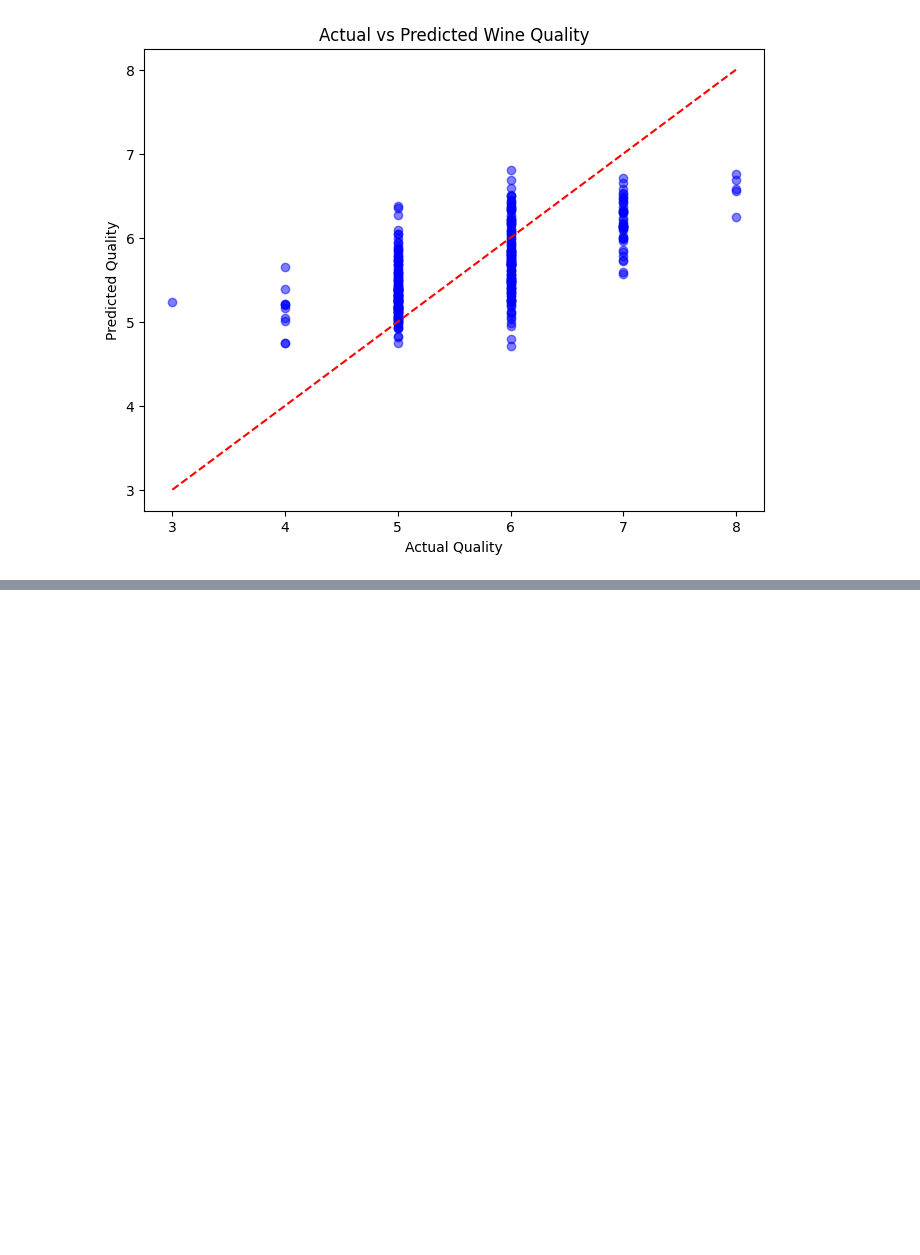
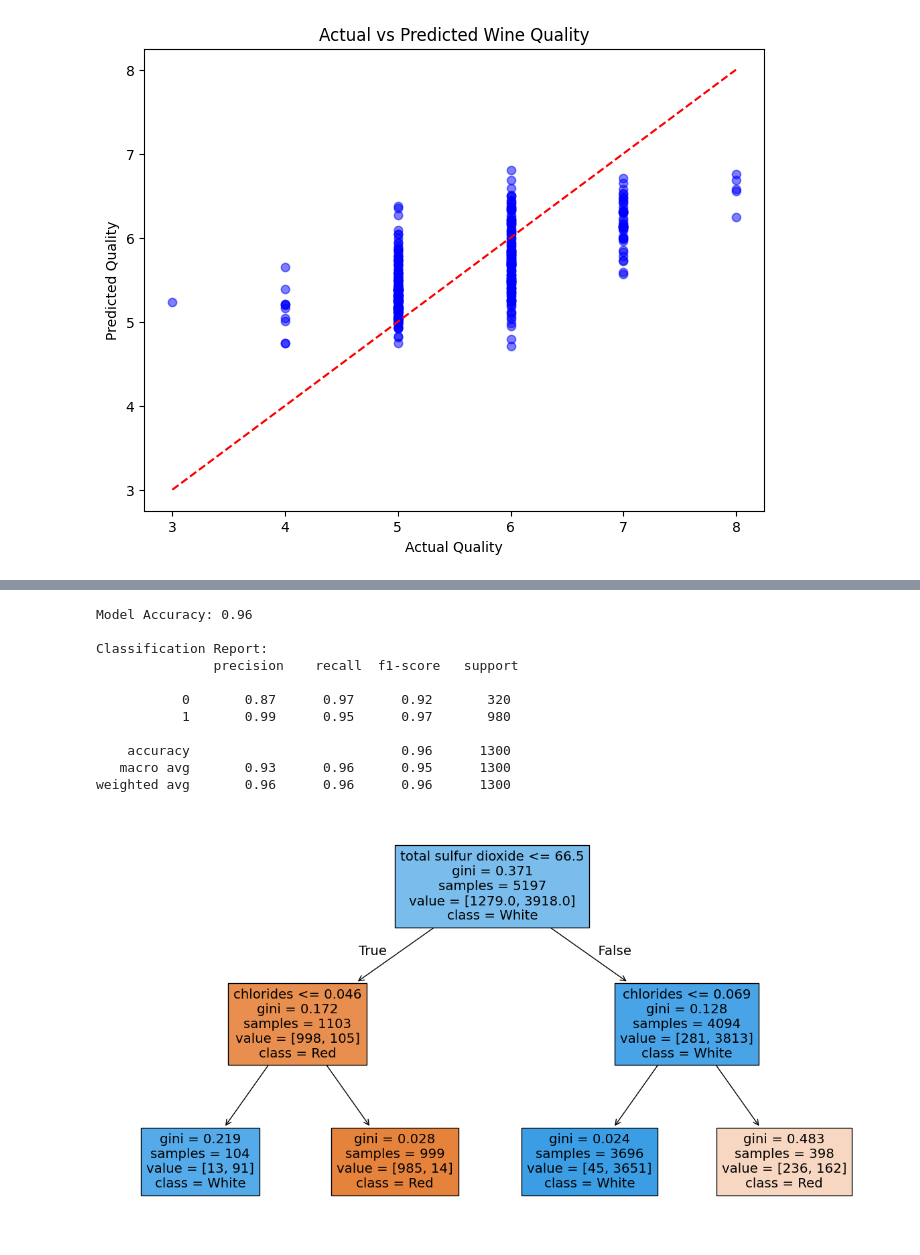
Before and after one commit to ArnvvA/ML, a Jupyter notebook: ML.ipynb, the cells around one changed output, grey strips where cells are left out. Cells and saved outputs as stored; diff of their text form; code cells hidden in the pictures; blank space fills up the shorter version.

```diff
--- a/ML.ipynb
+++ b/ML.ipynb
@@ -88,0 +224,10 @@ Passing `palette` without assigning `hue` is deprecated and will be removed in v
+# %%
+red_wine = pd.read_csv('winequality_red.csv', delimiter=';')
+
+white_wine = pd.read_csv('winequality_white.csv', delimiter=';')
+# %%
+red_wine['wine_type'] = 0
+white_wine['wine_type'] = 1
+# %%
+wine_data = pd.concat([red_wine, white_wine], ignore_index=True)
+print(wine_data.head())
@@ -88,0 +255,31 @@ Passing `palette` without assigning `hue` is deprecated and will be removed in v
+# %%
+X = wine_data.drop(columns=["wine_type"])
+y = wine_data["wine_type"]
+
+X_train, X_test, y_train, y_test = train_test_split(X, y, test_size=0.2, random_state=42, stratify=y)
+
+clf = DecisionTreeClassifier(max_depth=2, random_state=42)
+clf.fit(X_train, y_train)
+
+y_pred = clf.predict(X_test)
+
+accuracy = accuracy_score(y_test, y_pred)
+print(f"Model Accuracy: {accuracy:.2f}")
+print("\nClassification Report:\n", classification_report(y_test, y_pred))
+
+plt.figure(figsize=(15, 8))
+tree.plot_tree(clf, feature_names=X.columns, class_names=["Red", "White"], filled=True)
+plt.show()
+# %% [output]
+Model Accuracy: 0.96
+
+Classification Report:
+               precision    recall  f1-score   support
+
+           0       0.87      0.97      0.92       320
+           1       0.99      0.95      0.97       980
+
+    accuracy                           0.96      1300
+   macro avg       0.93      0.96      0.95      1300
+weighted avg       0.96      0.96      0.96      1300
+[figure, added]
```
Also changed, not shown: parts of 18 cells of this notebook.
